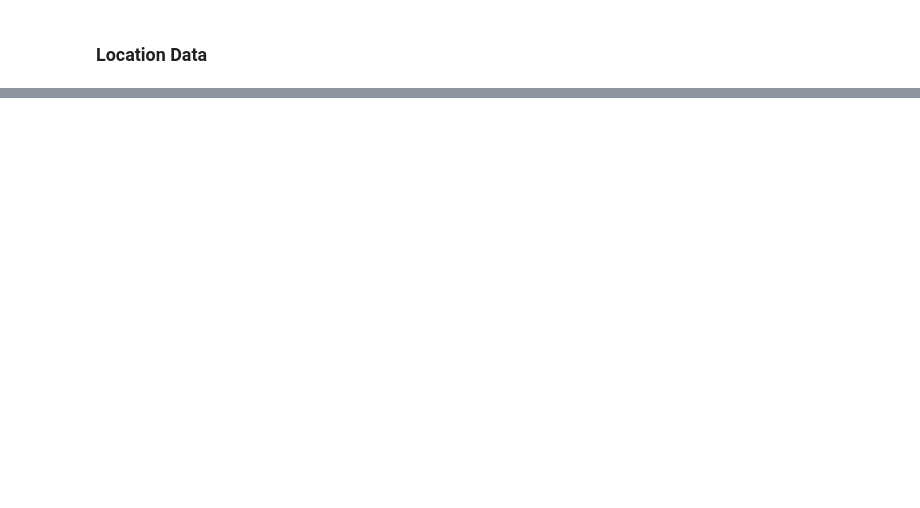
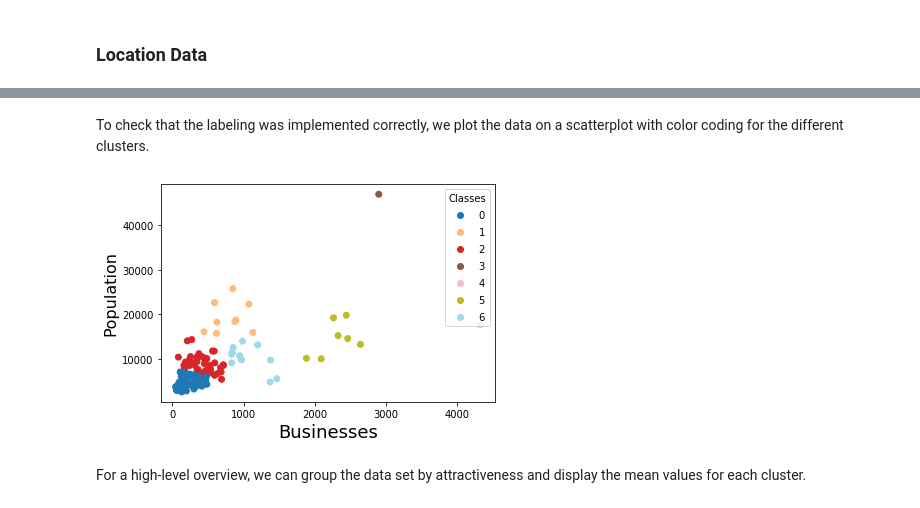
Before and after one commit to RaminHz/Coursera_Capstone, a Jupyter notebook: Veggie_Grill_Location_Analysis.ipynb, the cells around one changed output, grey strips where cells are left out. Cells and saved outputs as stored; diff of their text form; code cells hidden in the pictures; blank space fills up the shorter version.

```diff
--- a/Veggie_Grill_Location_Analysis.ipynb
+++ b/Veggie_Grill_Location_Analysis.ipynb
@@ -105,0 +172,7 @@ df_loc.head()
+# %%
+# First we have to rename one of the neighborhood ID columns since they have different namings in both data frames.
+df_eco = df_eco.rename(columns={'Neighbourhood Id': 'NeighbourhoodID'})
+
+# Then we merge both data frames into one data fram
+df_attr= df_eco.merge(df_demo, on=['NeighbourhoodID'])
+df_attr.head()
@@ -105,0 +186,5 @@ df_loc.head()
+# %%
+# Next we drop the Neighbourhood_y column and rename the Neighborhood_x column
+df_attr.drop(columns=['Neighbourhood_y'],inplace=True)
+df_attr = df_attr.rename(columns={'Neighbourhood_x': 'Neighborhood'})
+df_attr.head()
@@ -105,0 +202,5 @@ df_loc.head()
+# %%
+X = df_attr.values[:,2:]
+StandardScaler()
+scaled_data = StandardScaler().fit_transform(X)
+scaled_data
@@ -105,0 +227,6 @@ df_loc.head()
+# %%
+clusterNum = 7
+k_means = KMeans(init = "k-means++", n_clusters = clusterNum, n_init = 12)
+k_means.fit(scaled_data)
+labels = k_means.labels_
+print(labels)
@@ -105,0 +257,15 @@ df_loc.head()
+# %% [markdown]
+To check that the labeling was implemented correctly, we plot the data on a scatterplot with color coding for the different clusters.
+# %%
+area = np.pi * ( X[:, 1])**4
+scatter = plt.scatter(X[:, 0], X[:, 1], c=labels, cmap=cm.tab20)
+plt.xlabel('Businesses', fontsize=18)
+plt.ylabel('Population', fontsize=16)
+legend1 = plt.legend(*scatter.legend_elements(),
+                    loc="upper right", title="Classes")
+
+plt.show()
+# %% [output]
+[figure, added]
+# %% [markdown]
+For a high-level overview, we can group the data set by attractiveness and display the mean values for each cluster.
```
Also changed, not shown: parts of 75 cells of this notebook.
